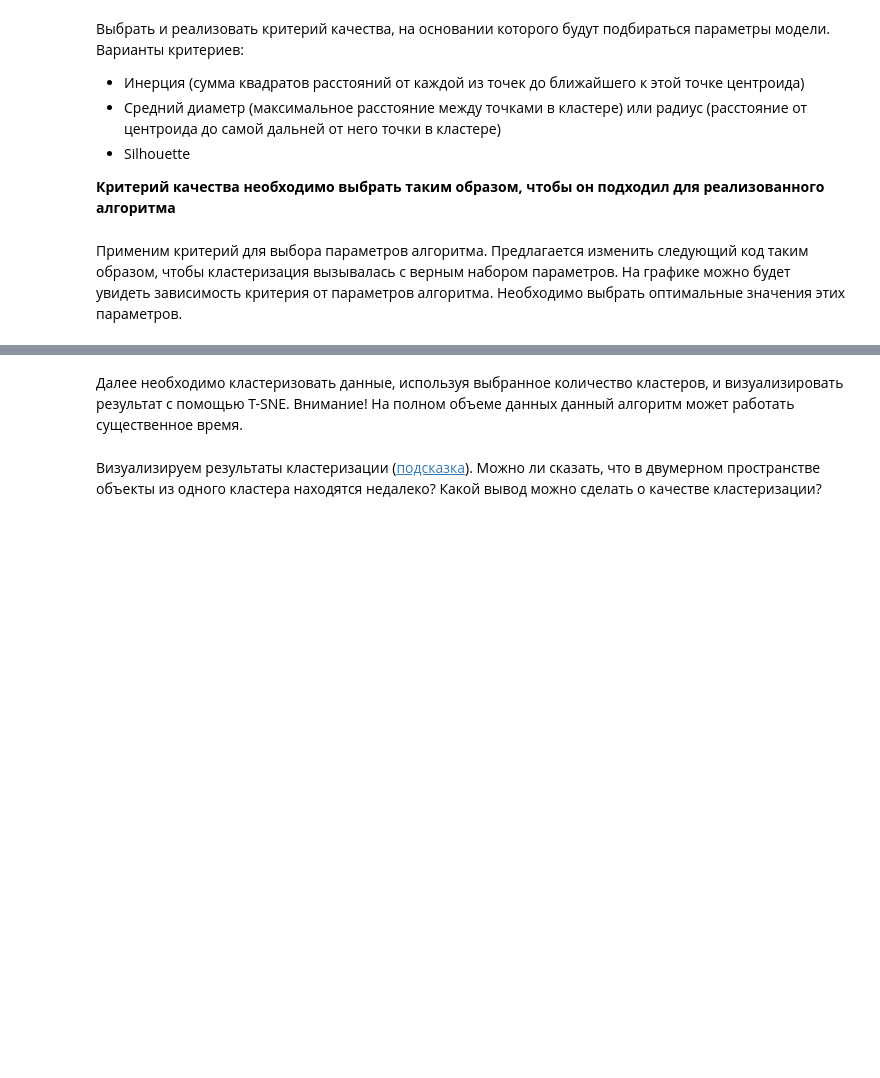
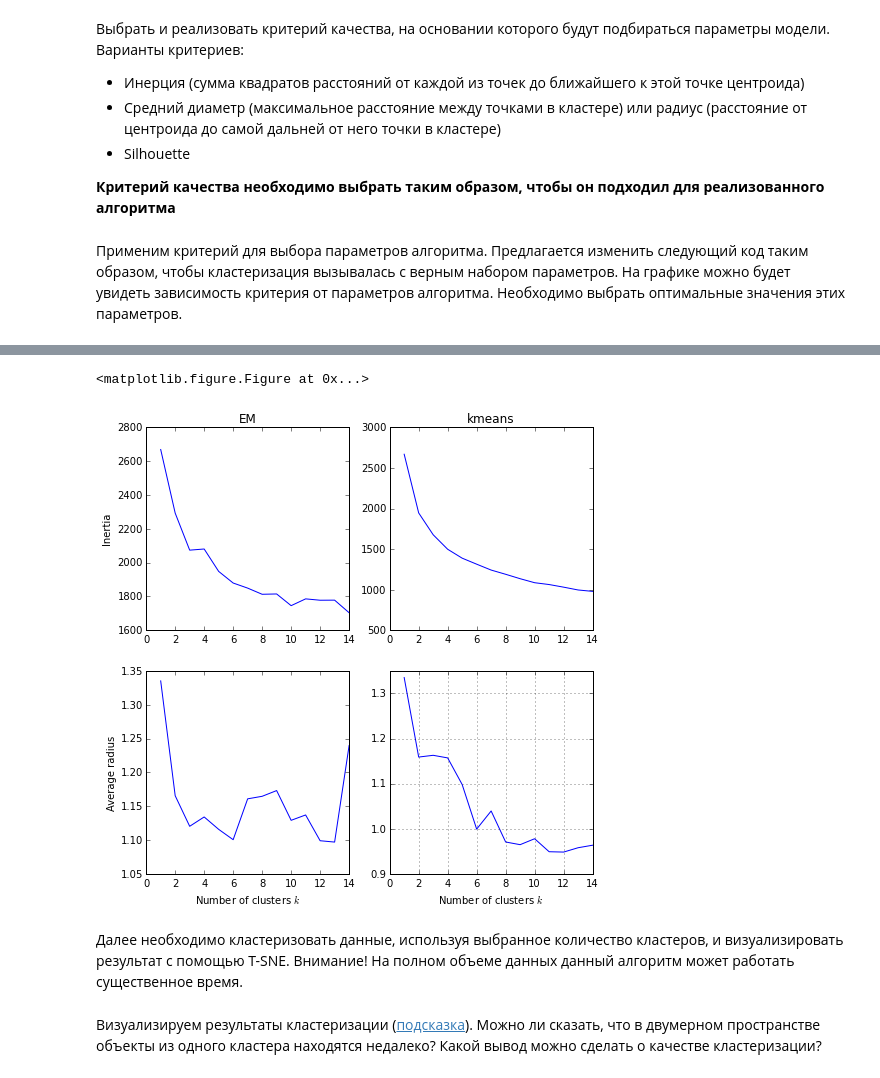
Before and after one commit to feldsherov/techsphere_DM, a Jupyter notebook: lecture-3/homework-3.ipynb, the cells around one changed output, grey strips where cells are left out. Saved outputs shown, nothing was run; the diff lists cells and outputs as text; code cells hidden in the pictures; blank space fills up the shorter version.

```diff
--- a/lecture-3/homework-3.ipynb
+++ b/lecture-3/homework-3.ipynb
@@ -49,5 +133,5 @@ print u"Реализуем алгоритм кластеризации '%s'" % m
 # %%
-class Clustering:
+class Clustering_kmeans:
     """
     Implement clustering algorithm according
     """
@@ -87,6 +171,7 @@ class Clustering:
 
             old_clasters = clasters
 
+        self.last_steps = step
         self.centroids = centroids
         return self
 
@@ -159,19 +273,2 @@ def quality(x, y):
 # %% [markdown]
 Применим критерий для выбора параметров алгоритма. Предлагается изменить следующий код таким образом, чтобы кластеризация вызывалась с верным набором параметров. На графике можно будет увидеть зависимость критерия от параметров алгоритма. Необходимо выбрать оптимальные значения этих параметров.
-# %%
-ks = range(1, 21)
-criteria = np.zeros(len(ks))
-
-for i, k in enumerate(ks):
-    print "Текущий шаг: %d" % k
-    cls = Clustering(k=k, max_steps=100)
-    y = cls.fit_predict(x)
-    criteria[i] = quality(x, y)
-
-pl.figure(figsize=(8, 6))
-pl.plot(ks, criteria)
-pl.title("$J(k)$")
-pl.ylabel("Criteria $J$")
-pl.xlabel("Number of clusters $k$")
-pl.grid()
-pl.show()
@@ -199,0 +275,43 @@ pl.show()
+# %%
+ks = range(1, 15)
+criteria_inert_gm = np.zeros(len(ks))
+criteria_inert_km = np.zeros(len(ks))
+criteria_rad_gm = np.zeros(len(ks))
+criteria_rad_km = np.zeros(len(ks))
+
+
+for i, k in enumerate(ks):
+    print "Текущий шаг: %d" % k
+    EM_GM = Clustering_gaussian_mixture(k=k, max_steps=30)
+    KMeans = Clustering_kmeans(k=k, max_steps=30)
+
+    print "\tStart EM"
+    y = EM_GM.fit_predict(x)
+    criteria_inert_gm[i] = quality_inertia(x, y)
+    criteria_rad_gm[i] = quality_mean_rad(x, y)
+
+    print "\tStart kmeans"
+    y = KMeans.fit_predict(x)
+    criteria_inert_km[i] = quality_inertia(x, y)
+    criteria_rad_km[i] = quality_mean_rad(x, y)
+    print "\tEM steps: %d \n \tkmeans steps %d" % (EM_GM.last_steps, KMeans.last_steps)
+
+
+
+pl.figure(figsize=(8, 6))
+fig, ax = pl.subplots(2, 2, squeeze=True)
+fig.set_size_inches((8, 8))
+ax[0][0].plot(ks, criteria_inert_gm)
+ax[0][0].set_title("EM")
+ax[0][0].set_ylabel("Inertia")
+ax[0][1].plot(ks, criteria_inert_km)
+ax[0][1].set_title("kmeans")
+
+ax[1][0].plot(ks, criteria_rad_gm)
+ax[1][0].set_ylabel("Average radius")
+ax[1][0].set_xlabel("Number of clusters $k$")
+ax[1][1].plot(ks, criteria_rad_km)
+ax[1][1].set_xlabel("Number of clusters $k$")
+pl.grid()
+pl.show()
+# %% [output]
@@ -200,3 +335,5 @@ pl.show()
+<matplotlib.figure.Figure at 0x...>
+[figure, added]
 # %% [markdown]
 Далее необходимо кластеризовать данные, используя выбранное количество кластеров, и визуализировать результат с помощью T-SNE. Внимание! На полном объеме данных данный алгоритм может работать существенное время.
 # %%
```
Also changed, not shown: parts of 10 cells of this notebook.
